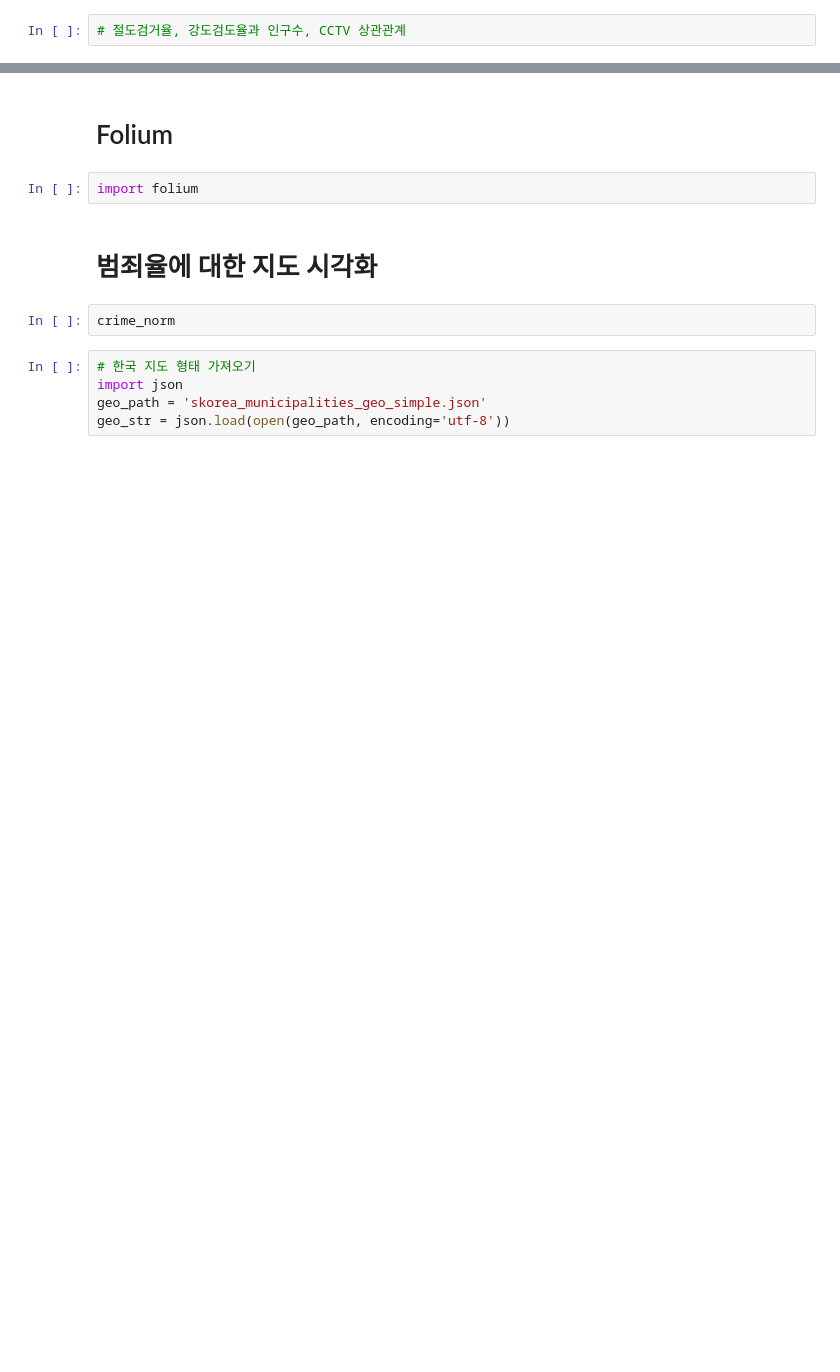
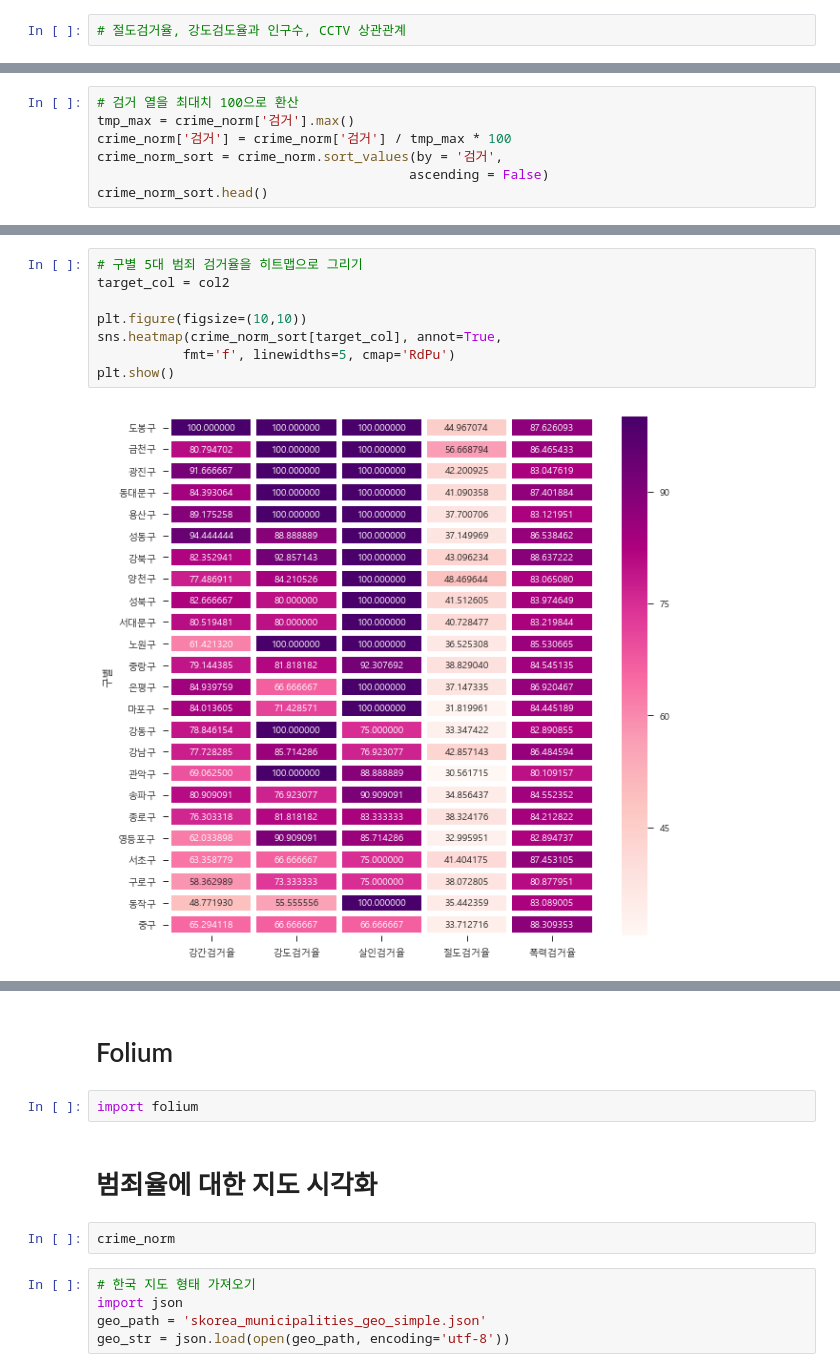
Before and after one commit to choweol514/MgtDatabase2018, a Jupyter notebook: 데이터분석2/서울시 범죄현황 분석_student.ipynb, the cells around one changed output, grey strips where cells are left out. Saved outputs shown, nothing was run; the diff lists cells and outputs as text; blank space fills up the shorter version.

```diff
--- a/데이터분석2/서울시 범죄현황 분석_student.ipynb
+++ b/데이터분석2/서울시 범죄현황 분석_student.ipynb
@@ -580,0 +737,7 @@ crime_norm.head()
+# %%
+# 검거 열을 최대치 100으로 환산
+tmp_max = crime_norm['검거'].max()
+crime_norm['검거'] = crime_norm['검거'] / tmp_max * 100
+crime_norm_sort = crime_norm.sort_values(by = '검거',
+                                        ascending = False)
+crime_norm_sort.head()
@@ -580,0 +752,10 @@ crime_norm.head()
+# %%
+# 구별 5대 범죄 검거율을 히트맵으로 그리기
+target_col = col2
+
+plt.figure(figsize=(10,10))
+sns.heatmap(crime_norm_sort[target_col], annot=True,
+           fmt='f', linewidths=5, cmap='RdPu')
+plt.show()
+# %% [output]
+[figure, added]
```
Also changed, not shown: parts of 51 cells of this notebook, 14 other files.
